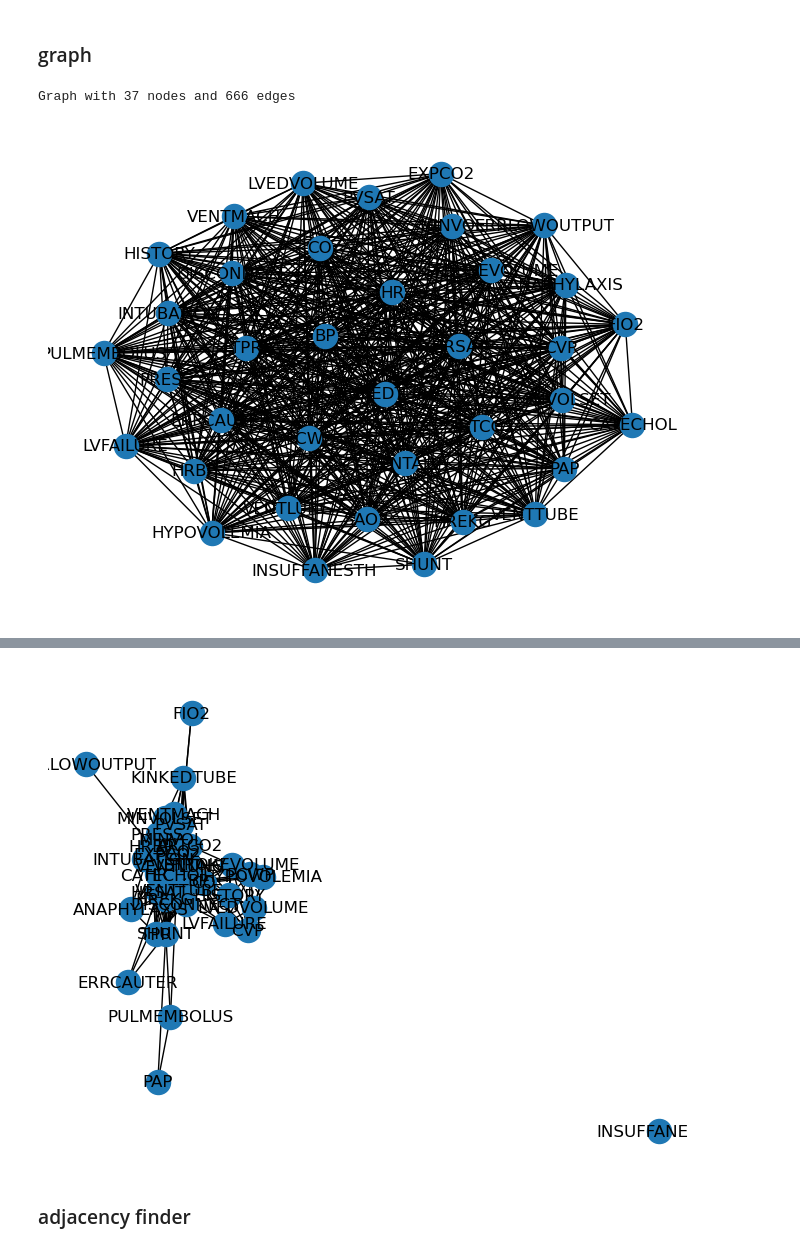
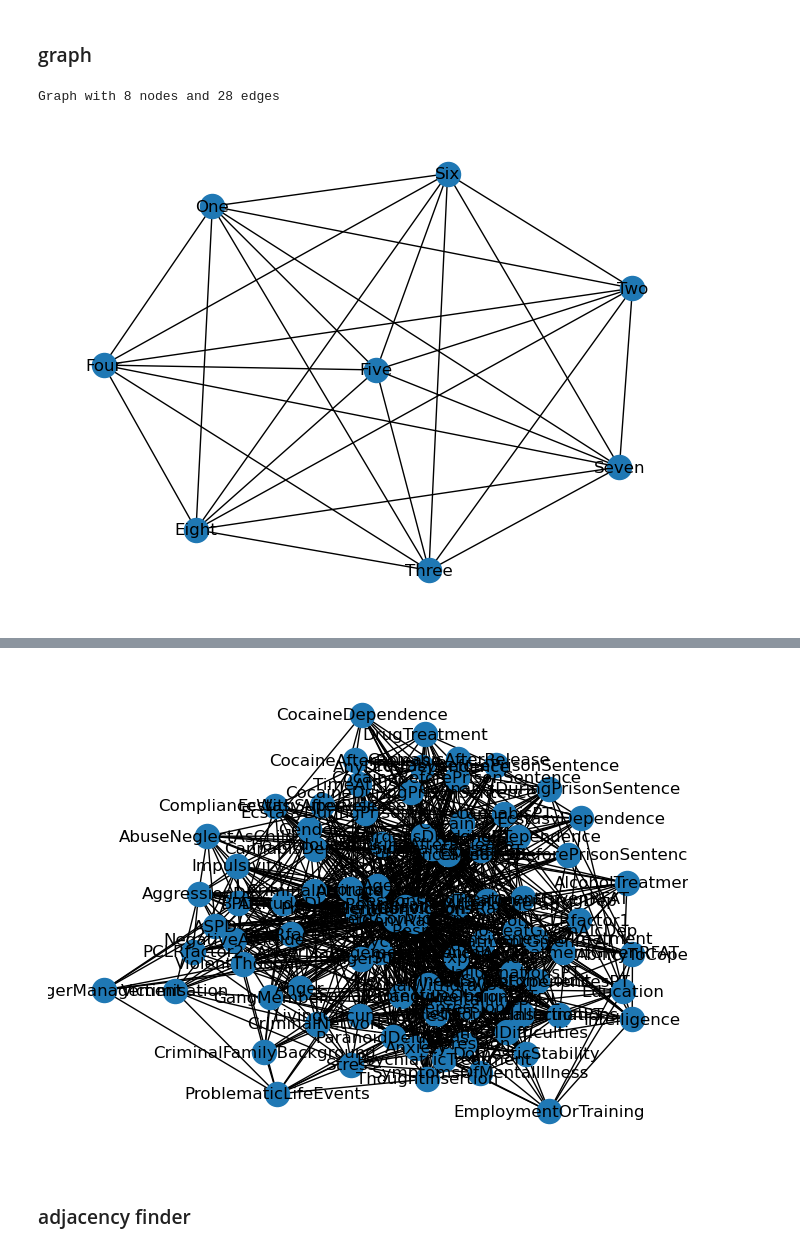
Before and after one commit to Elicit3495/ML_FYP, a Jupyter notebook: conditional.ipynb, the cells around one changed output, grey strips where cells are left out. Drawn from its saved outputs; the diff is of its cells as text; code cells hidden in the pictures.

Commit message:
completed the first plots
just copy and paste stuff left

```diff
--- a/conditional.ipynb
+++ b/conditional.ipynb
@@ -20,4 +20,5 @@ def csv_format_discrete(csv_file):
 df_small = csv_format_discrete(r"C:\Users\User\Documents\GitHub\ML_FYP\dataset\asia_10000.dat")
 df_medium = csv_format_discrete(r"C:\Users\User\Documents\GitHub\ML_FYP\dataset\alarm_10000.dat")
 df_alarm100 = csv_format_discrete(r"C:\Users\User\Documents\GitHub\ML_FYP\dataset\alarm_100.dat")
+df_large = pd.read_csv(r'C:\Users\User\Documents\GitHub\ML_FYP\dataset\FORMED_DATA.csv')
 # df_large = csv_format_discrete(r"")
@@ -171,12 +188,12 @@ def Graph(df):
 #     print(G)
     return(G)
 # %%
-g = Graph(df_medium)
+g = Graph(df_small)
 print(g)
 nx.draw(g, with_labels = True)
 # %% [output]
-Graph with 37 nodes and 666 edges
+Graph with 8 nodes and 28 edges
-[figure, old version]
+[figure, new version]
 # %%
 def PC_0(df, rho, G):
     '''
@@ -195,7 +212,7 @@ def PC_0(df, rho, G):
     return(G, ind_0)
 # %%
 %%time
-g_0 = PC_0(df_medium, 0.05, g)[0]
+g_0 = PC_0(df_large, 0.05, g)[0]
 print(g_0)
 nx.draw(g_0, with_labels = True)
 # %% [output]
@@ -205,4 +222,4 @@ Wall time: 1.15 s
-[figure, old version]
+[figure, new version]
 # %% [markdown]
 ### adjacency finder
 # %%
```
Also changed, not shown: parts of 5 cells of this notebook, 2 other files.
